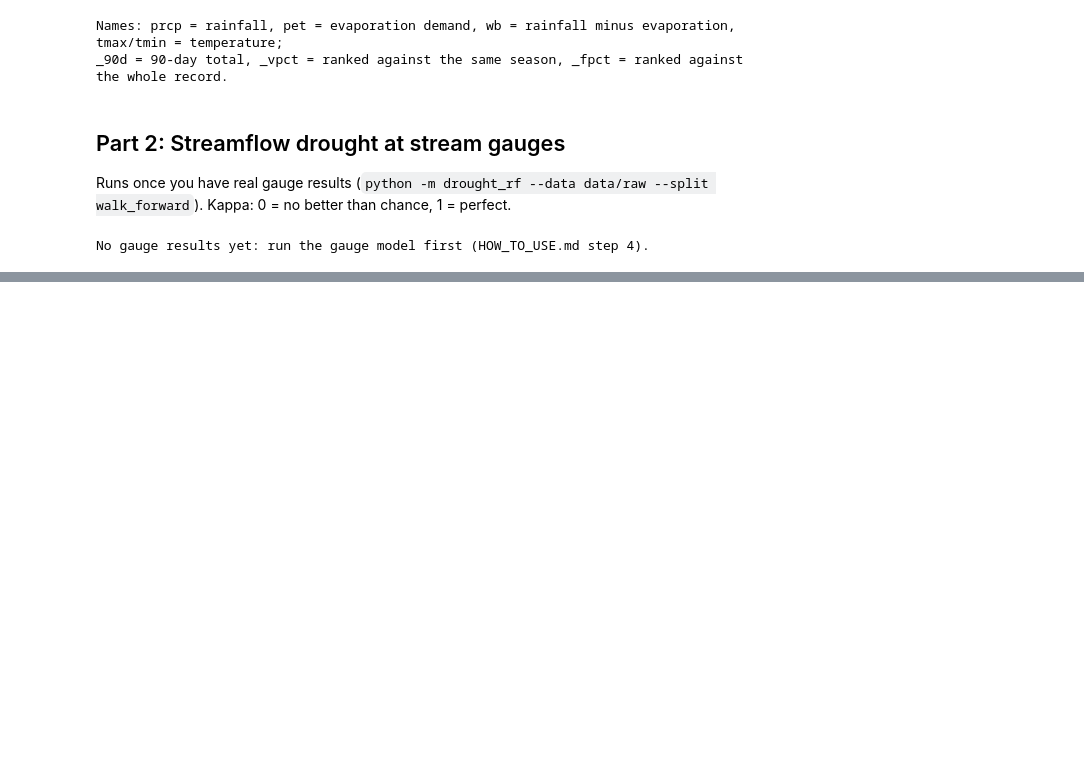
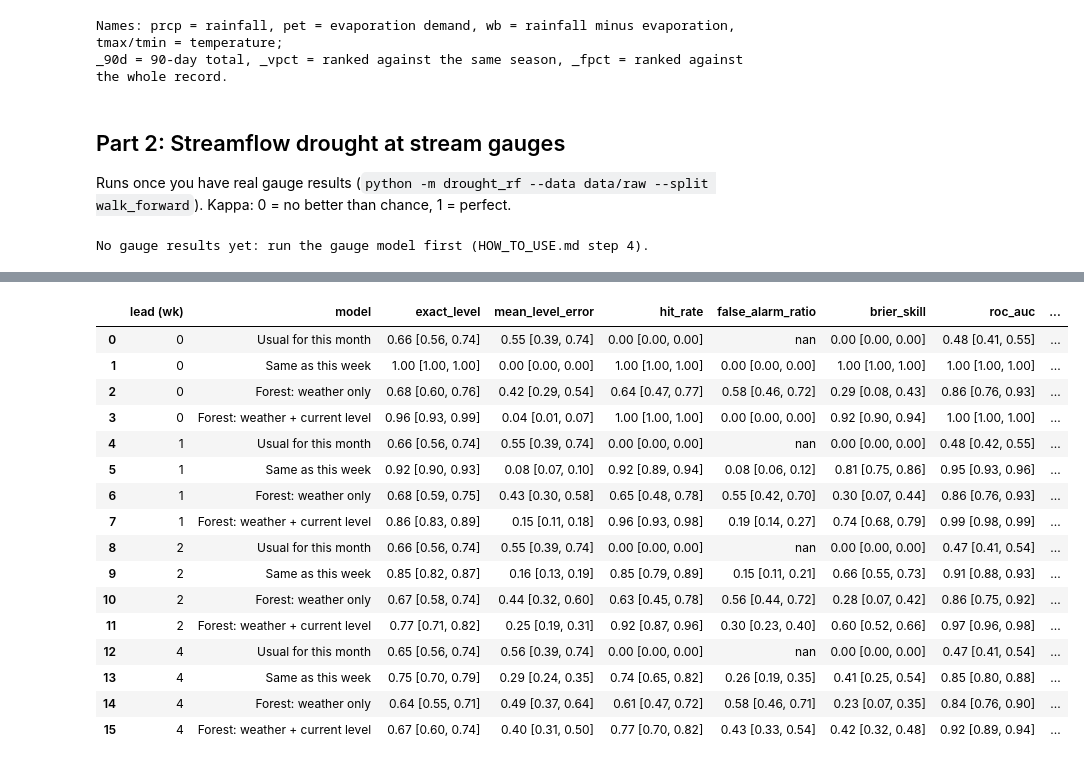
Before and after one commit to wchoo30/YPI-test, a Jupyter notebook: drought_rf/results.ipynb, the cells around one changed output, grey strips where cells are left out. Cells and saved outputs as stored; diff of their text form; code cells hidden in the pictures; blank space fills up the shorter version.

```diff
--- a/drought_rf/results.ipynb
+++ b/drought_rf/results.ipynb
@@ -158,0 +165,27 @@ No gauge results yet: run the gauge model first (HOW_TO_USE.md step 4).
+# %%
+SC = Path("outputs/scorecard")
+card = pd.read_csv(SC / "usdm_scorecard.csv")
+keep = ["exact_level", "mean_level_error", "hit_rate", "false_alarm_ratio", "brier_skill", "roc_auc", "onset_caught", "onset_false_alarm_rate"]
+def fmt(r, k):
+    lo, hi = r.get(k + "_lo"), r.get(k + "_hi")
+    return f"{r[k]:.2f}" + ("" if pd.isna(lo) else f" [{lo:.2f}, {hi:.2f}]")
+tbl = pd.DataFrame([{"lead (wk)": r.lead_weeks, "model": NAMES.get(r.model, r.model), **{k: fmt(r, k) for k in keep}} for _, r in card.iterrows()])
+tbl
+# %% [output]
+|  | lead (wk) | model | exact_level | mean_level_error | hit_rate | false_alarm_ratio | brier_skill | roc_auc | ... |
+| 0 | 0 | Usual for this month | 0.66 [0.56, 0.74] | 0.55 [0.39, 0.74] | 0.00 [0.00, 0.00] | nan | 0.00 [0.00, 0.00] | 0.48 [0.41, 0.55] | ... |
+| 1 | 0 | Same as this week | 1.00 [1.00, 1.00] | 0.00 [0.00, 0.00] | 1.00 [1.00, 1.00] | 0.00 [0.00, 0.00] | 1.00 [1.00, 1.00] | 1.00 [1.00, 1.00] | ... |
+| 2 | 0 | Forest: weather only | 0.68 [0.60, 0.76] | 0.42 [0.29, 0.54] | 0.64 [0.47, 0.77] | 0.58 [0.46, 0.72] | 0.29 [0.08, 0.43] | 0.86 [0.76, 0.93] | ... |
+| 3 | 0 | Forest: weather + current level | 0.96 [0.93, 0.99] | 0.04 [0.01, 0.07] | 1.00 [1.00, 1.00] | 0.00 [0.00, 0.00] | 0.92 [0.90, 0.94] | 1.00 [1.00, 1.00] | ... |
+| 4 | 1 | Usual for this month | 0.66 [0.56, 0.74] | 0.55 [0.39, 0.74] | 0.00 [0.00, 0.00] | nan | 0.00 [0.00, 0.00] | 0.48 [0.42, 0.55] | ... |
+| 5 | 1 | Same as this week | 0.92 [0.90, 0.93] | 0.08 [0.07, 0.10] | 0.92 [0.89, 0.94] | 0.08 [0.06, 0.12] | 0.81 [0.75, 0.86] | 0.95 [0.93, 0.96] | ... |
+| 6 | 1 | Forest: weather only | 0.68 [0.59, 0.75] | 0.43 [0.30, 0.58] | 0.65 [0.48, 0.78] | 0.55 [0.42, 0.70] | 0.30 [0.07, 0.44] | 0.86 [0.76, 0.93] | ... |
+| 7 | 1 | Forest: weather + current level | 0.86 [0.83, 0.89] | 0.15 [0.11, 0.18] | 0.96 [0.93, 0.98] | 0.19 [0.14, 0.27] | 0.74 [0.68, 0.79] | 0.99 [0.98, 0.99] | ... |
+| 8 | 2 | Usual for this month | 0.66 [0.56, 0.74] | 0.55 [0.39, 0.74] | 0.00 [0.00, 0.00] | nan | 0.00 [0.00, 0.00] | 0.47 [0.41, 0.54] | ... |
+| 9 | 2 | Same as this week | 0.85 [0.82, 0.87] | 0.16 [0.13, 0.19] | 0.85 [0.79, 0.89] | 0.15 [0.11, 0.21] | 0.66 [0.55, 0.73] | 0.91 [0.88, 0.93] | ... |
+| 10 | 2 | Forest: weather only | 0.67 [0.58, 0.74] | 0.44 [0.32, 0.60] | 0.63 [0.45, 0.78] | 0.56 [0.44, 0.72] | 0.28 [0.07, 0.42] | 0.86 [0.75, 0.92] | ... |
+| 11 | 2 | Forest: weather + current level | 0.77 [0.71, 0.82] | 0.25 [0.19, 0.31] | 0.92 [0.87, 0.96] | 0.30 [0.23, 0.40] | 0.60 [0.52, 0.66] | 0.97 [0.96, 0.98] | ... |
+| 12 | 4 | Usual for this month | 0.65 [0.56, 0.74] | 0.56 [0.39, 0.74] | 0.00 [0.00, 0.00] | nan | 0.00 [0.00, 0.00] | 0.47 [0.41, 0.54] | ... |
+| 13 | 4 | Same as this week | 0.75 [0.70, 0.79] | 0.29 [0.24, 0.35] | 0.74 [0.65, 0.82] | 0.26 [0.19, 0.35] | 0.41 [0.25, 0.54] | 0.85 [0.80, 0.88] | ... |
+| 14 | 4 | Forest: weather only | 0.64 [0.55, 0.71] | 0.49 [0.37, 0.64] | 0.61 [0.47, 0.72] | 0.58 [0.46, 0.71] | 0.23 [0.07, 0.35] | 0.84 [0.76, 0.90] | ... |
+| 15 | 4 | Forest: weather + current level | 0.67 [0.60, 0.74] | 0.40 [0.31, 0.50] | 0.77 [0.70, 0.82] | 0.43 [0.33, 0.54] | 0.42 [0.32, 0.48] | 0.92 [0.89, 0.94] | ... |
```
Also changed, not shown: parts of 10 cells of this notebook, 9 other files.
